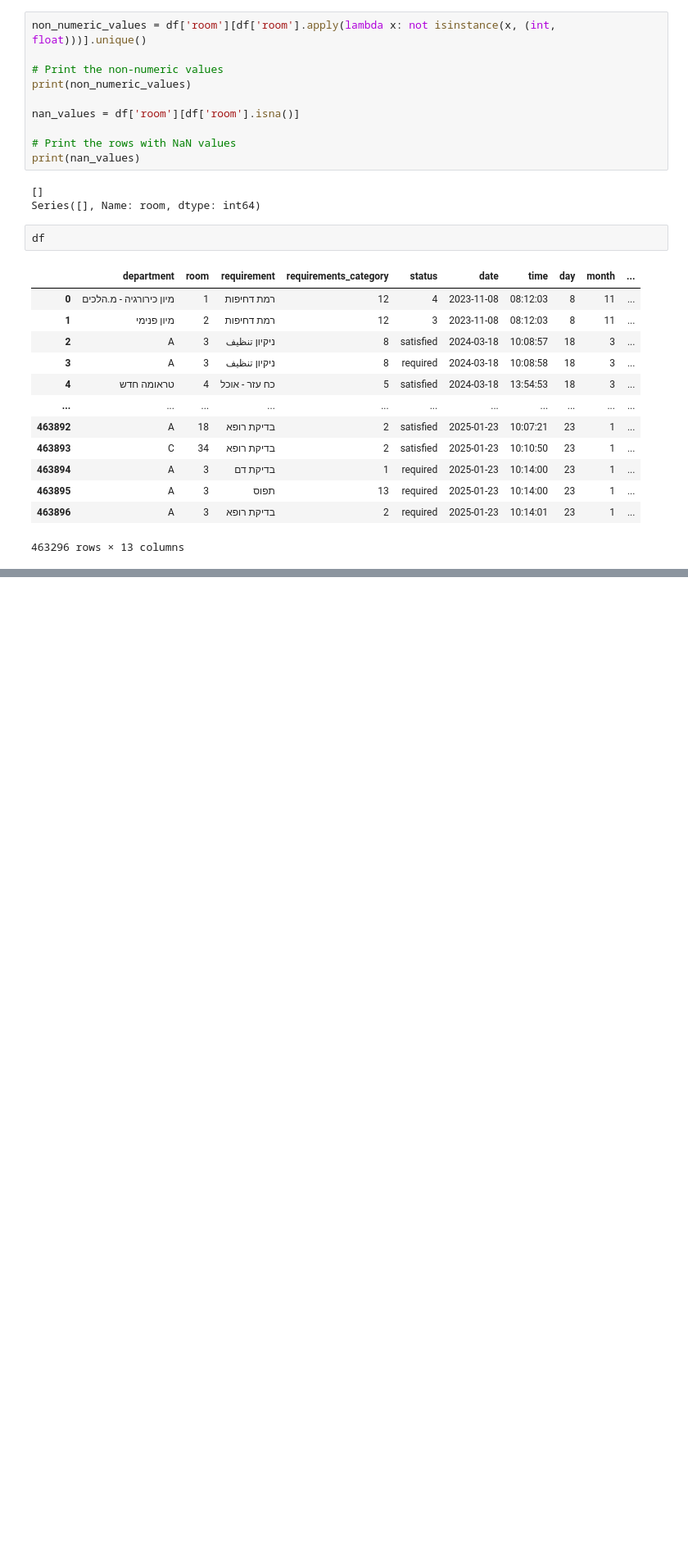
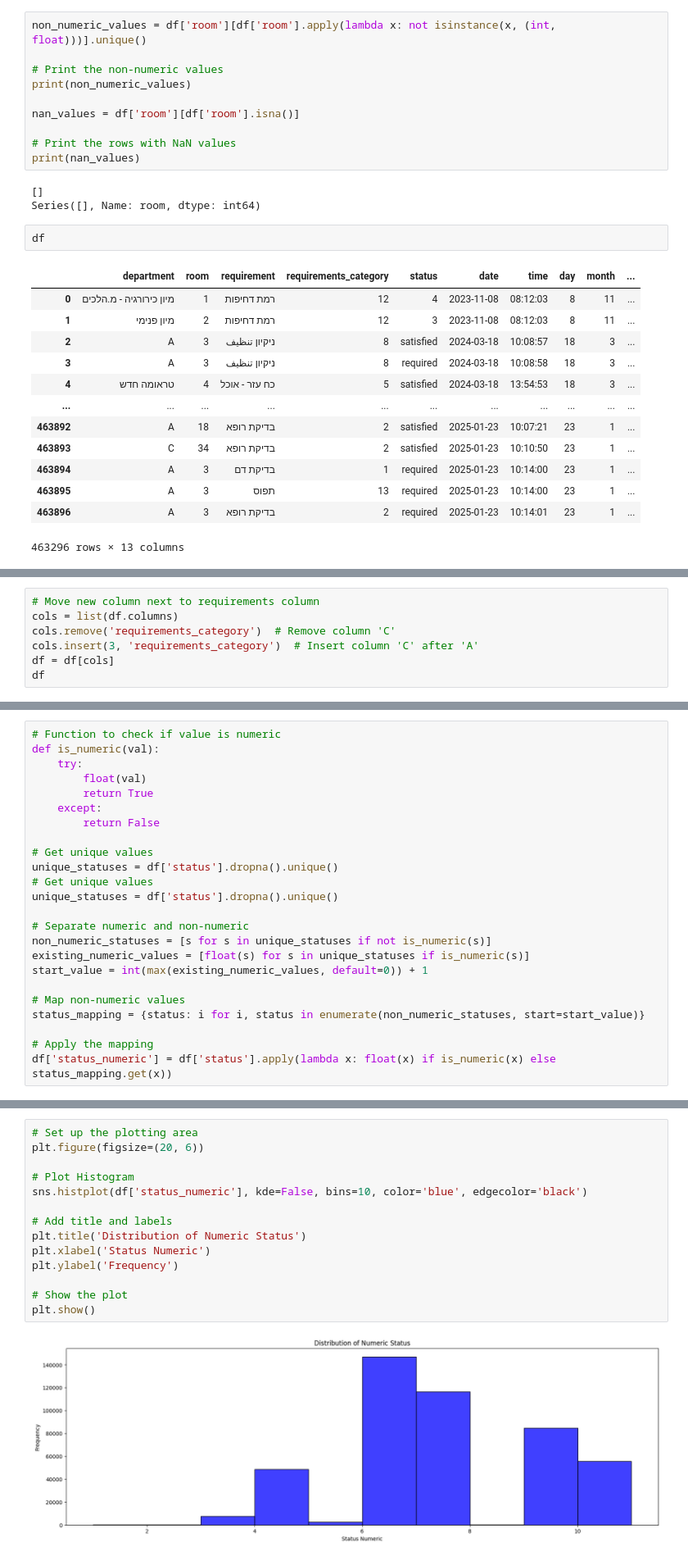
Before and after one commit to RotemGeva226/Hackaton0404, a Jupyter notebook: pythonProject/xl_yolo.ipynb, the cells around one changed output, grey strips where cells are left out. Shown: that part at 82% size. Cells and saved outputs as stored; diff of their text form; blank space fills up the shorter version.

```diff
--- a/pythonProject/xl_yolo.ipynb
+++ b/pythonProject/xl_yolo.ipynb
@@ -267,0 +304,7 @@ df
+# %%
+# Move new column next to requirements column
+cols = list(df.columns)
+cols.remove('requirements_category')  # Remove column 'C'
+cols.insert(3, 'requirements_category')  # Insert column 'C' after 'A'
+df = df[cols]
+df
@@ -267,0 +369,24 @@ df
+# %%
+# Function to check if value is numeric
+def is_numeric(val):
+    try:
+        float(val)
+        return True
+    except:
+        return False
+
+# Get unique values
+unique_statuses = df['status'].dropna().unique()
+# Get unique values
+unique_statuses = df['status'].dropna().unique()
+
+# Separate numeric and non-numeric
+non_numeric_statuses = [s for s in unique_statuses if not is_numeric(s)]
+existing_numeric_values = [float(s) for s in unique_statuses if is_numeric(s)]
+start_value = int(max(existing_numeric_values, default=0)) + 1
+
+# Map non-numeric values
+status_mapping = {status: i for i, status in enumerate(non_numeric_statuses, start=start_value)}
+
+# Apply the mapping
+df['status_numeric'] = df['status'].apply(lambda x: float(x) if is_numeric(x) else status_mapping.get(x))
@@ -267,0 +409,16 @@ df
+# %%
+# Set up the plotting area
+plt.figure(figsize=(20, 6))
+
+# Plot Histogram
+sns.histplot(df['status_numeric'], kde=False, bins=10, color='blue', edgecolor='black')
+
+# Add title and labels
+plt.title('Distribution of Numeric Status')
+plt.xlabel('Status Numeric')
+plt.ylabel('Frequency')
+
+# Show the plot
+plt.show()
+# %% [output]
+[figure, added]
```
Also changed, not shown: parts of 12 cells of this notebook.
